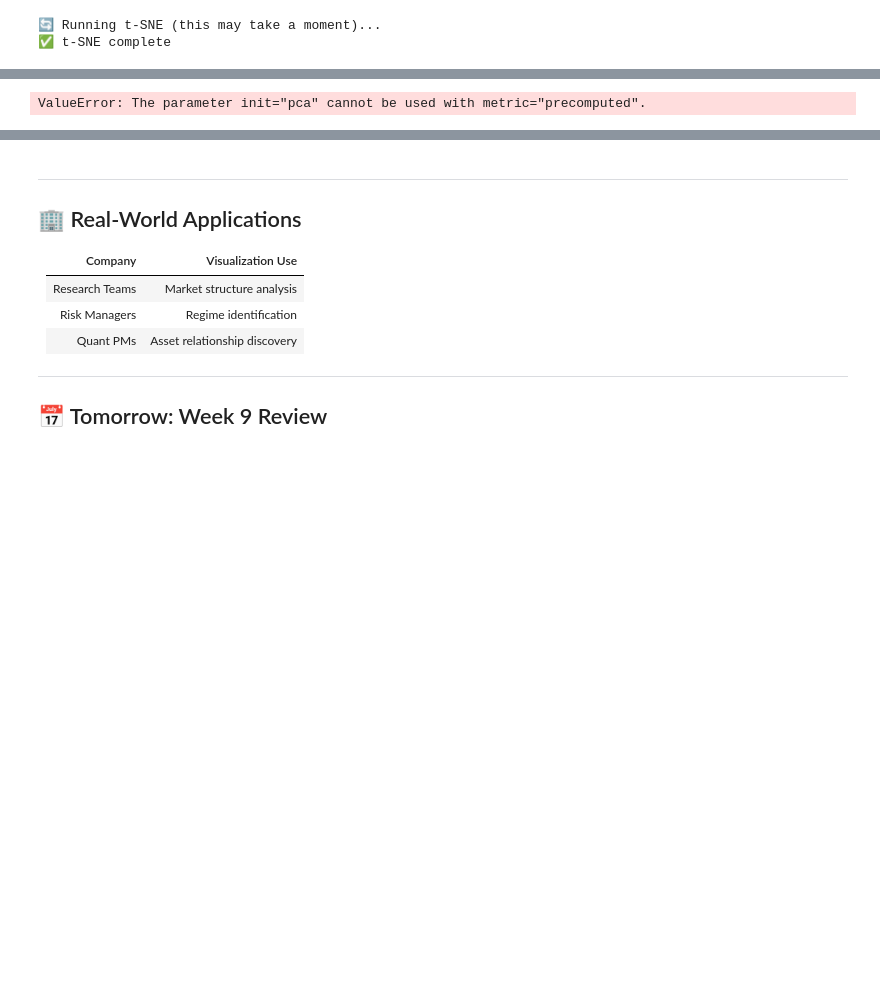
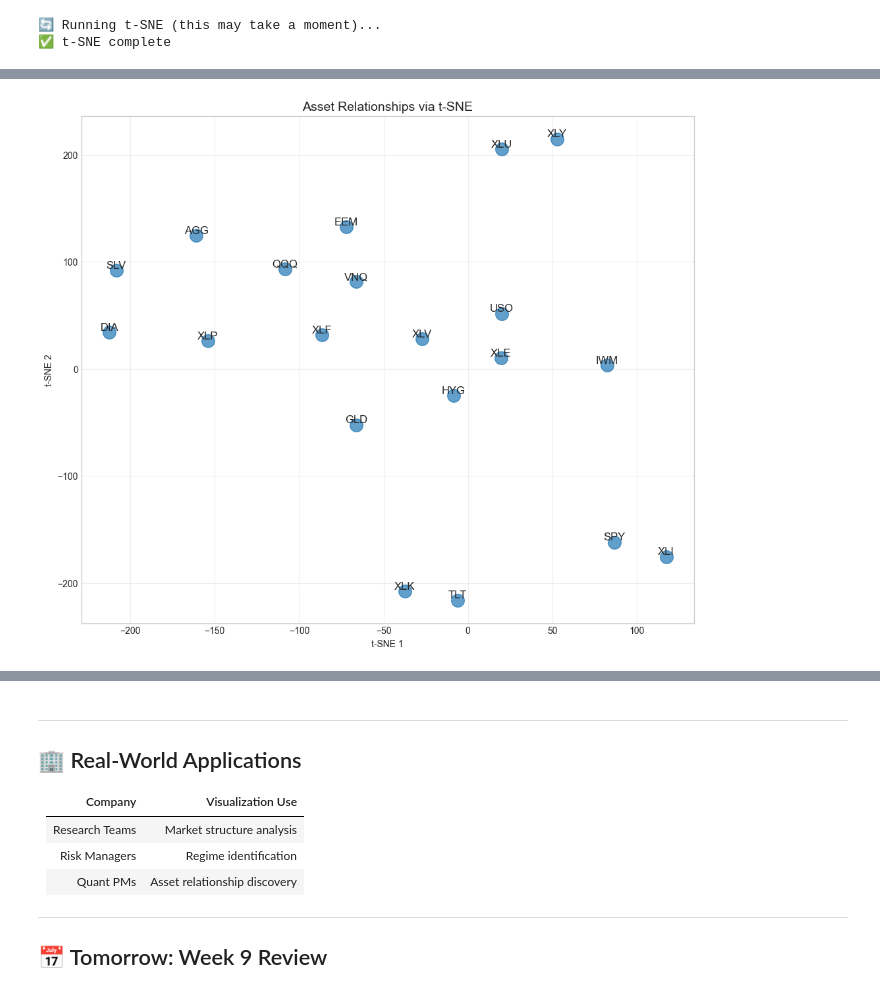
Before and after one commit to Breeganzo/Quant_ML_Basics, a Jupyter notebook: 02_Daily_Coding/Week_09_Unsupervised_Learning/Day_06_tSNE_UMAP.ipynb, the cells around one changed output, grey strips where cells are left out. Cells and saved outputs as stored; diff of their text form; code cells hidden in the pictures; blank space fills up the shorter version.

```diff
--- a/02_Daily_Coding/Week_09_Unsupervised_Learning/Day_06_tSNE_UMAP.ipynb
+++ b/02_Daily_Coding/Week_09_Unsupervised_Learning/Day_06_tSNE_UMAP.ipynb
@@ -107,25 +107,26 @@ plt.show()
 # %%
 # Visualize assets in t-SNE space
 # Create asset correlation matrix
 corr = returns.corr()
 
 # t-SNE on correlation as distance
 dist = 1 - corr
-tsne_assets = TSNE(n_components=2, random_state=42, perplexity=5, metric='precomputed')
+# Use init='random' for precomputed distance matrices (init='pca' not allowed)
+tsne_assets = TSNE(n_components=2, random_state=42, perplexity=5, metric='precomputed', init='random')
 asset_embedded = tsne_assets.fit_transform(dist.values)
 
 plt.figure(figsize=(12, 10))
 plt.scatter(asset_embedded[:, 0], asset_embedded[:, 1], s=200, alpha=0.7)
 for i, ticker in enumerate(tickers):
     plt.annotate(ticker, (asset_embedded[i, 0], asset_embedded[i, 1]), fontsize=12,
                 ha='center', va='bottom')
 plt.title('Asset Relationships via t-SNE', fontsize=14)
 plt.xlabel('t-SNE 1')
 plt.ylabel('t-SNE 2')
 plt.grid(True, alpha=0.3)
 plt.show()
 # %% [output]
-ValueError: The parameter init="pca" cannot be used with metric="precomputed".
+[figure, added]
 # %%
 # Analyze clusters (market regimes)
 df = features.copy()
```
Also changed, not shown: parts of 7 cells of this notebook, 51 other files.
